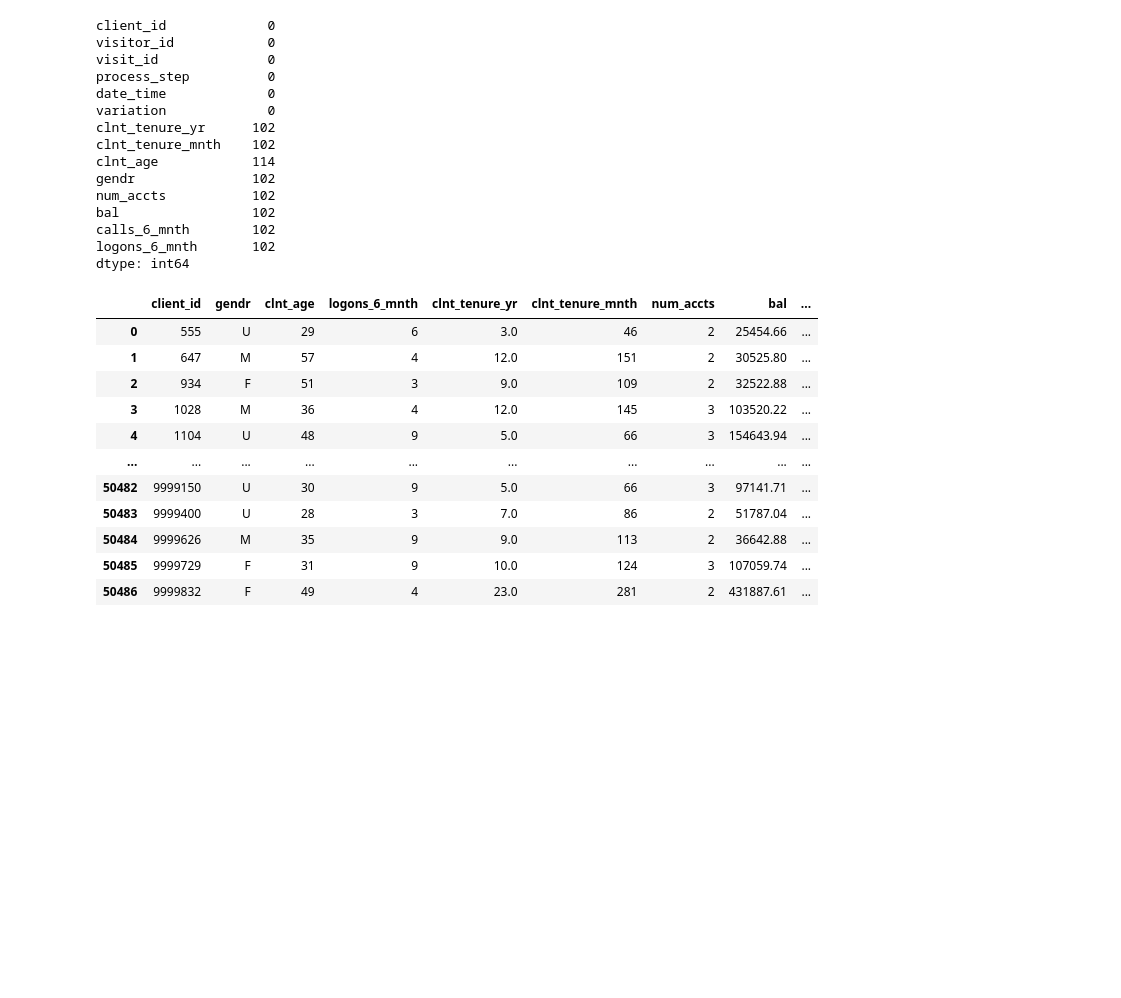
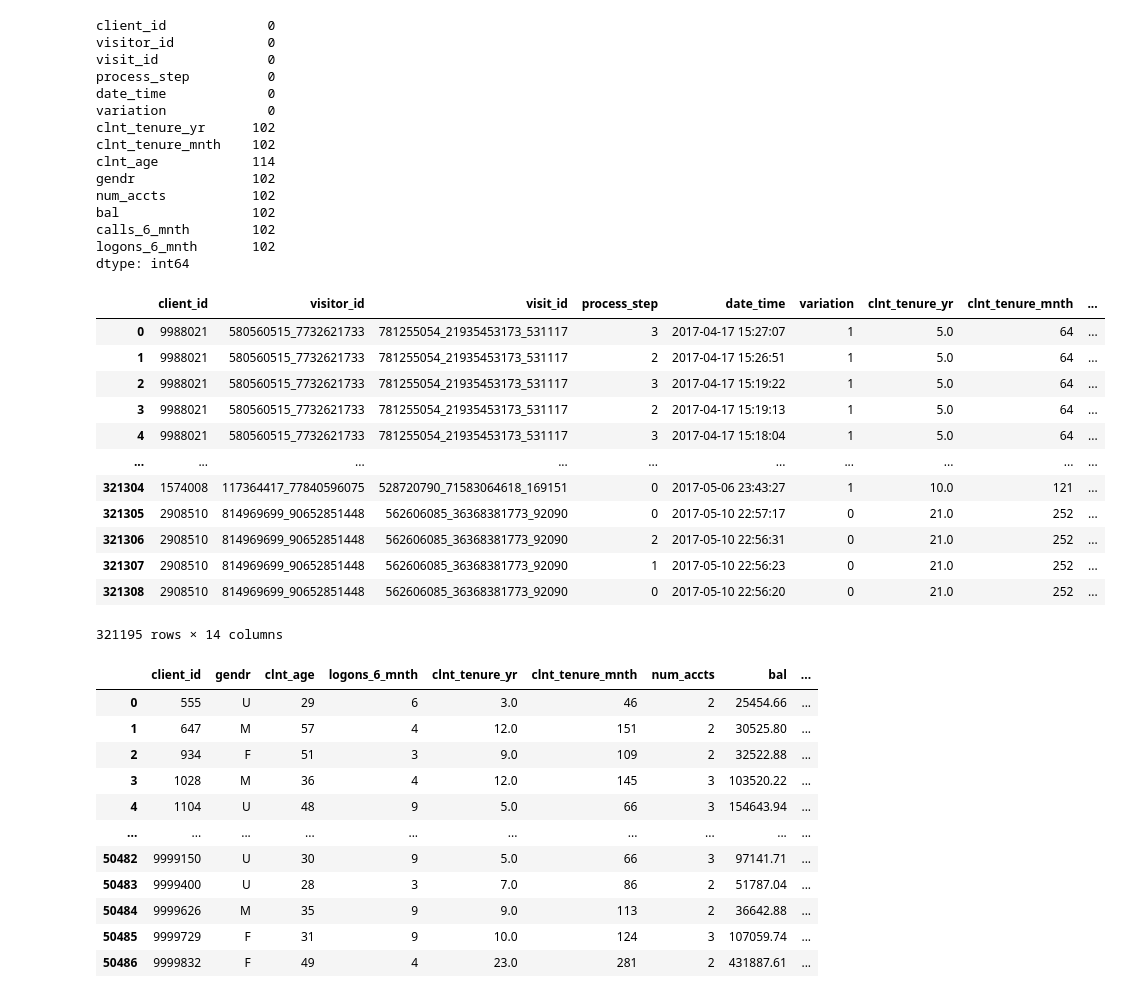
Before and after one commit to Greta-galeana/abtest_vanguard, a Jupyter notebook: main.ipynb, the cells around one changed output. Drawn from its saved outputs; the diff is of its cells as text; code cells hidden in the pictures; blank space fills up the shorter version.

```diff
--- a/main.ipynb
+++ b/main.ipynb
@@ -328,6 +328,22 @@ client_analysis_df["calls_6_mnth"] = client_analysis_df["calls_6_mnth"].astype(i
 client_analysis_df["logons_6_mnth"] = client_analysis_df["logons_6_mnth"].astype(int)
 
 #todas las conversiones que hemos hecho anteriormente a int no habían servido de mucho
+# %%
+client_analysis_df
+# %% [output]
+|  | client_id | visitor_id | visit_id | process_step | date_time | variation | clnt_tenure_yr | clnt_tenure_mnth | ... |
+| 0 | 9988021 | 580560515_7732621733 | 781255054_21935453173_531117 | 3 | 2017-04-17 15:27:07 | 1 | 5.0 | 64 | ... |
+| 1 | 9988021 | 580560515_7732621733 | 781255054_21935453173_531117 | 2 | 2017-04-17 15:26:51 | 1 | 5.0 | 64 | ... |
+| 2 | 9988021 | 580560515_7732621733 | 781255054_21935453173_531117 | 3 | 2017-04-17 15:19:22 | 1 | 5.0 | 64 | ... |
+| 3 | 9988021 | 580560515_7732621733 | 781255054_21935453173_531117 | 2 | 2017-04-17 15:19:13 | 1 | 5.0 | 64 | ... |
+| 4 | 9988021 | 580560515_7732621733 | 781255054_21935453173_531117 | 3 | 2017-04-17 15:18:04 | 1 | 5.0 | 64 | ... |
+| ... | ... | ... | ... | ... | ... | ... | ... | ... | ... |
+| 321304 | 1574008 | 117364417_77840596075 | 528720790_71583064618_169151 | 0 | 2017-05-06 23:43:27 | 1 | 10.0 | 121 | ... |
+| 321305 | 2908510 | 814969699_90652851448 | 562606085_36368381773_92090 | 0 | 2017-05-10 22:57:17 | 0 | 21.0 | 252 | ... |
+| 321306 | 2908510 | 814969699_90652851448 | 562606085_36368381773_92090 | 2 | 2017-05-10 22:56:31 | 0 | 21.0 | 252 | ... |
+| 321307 | 2908510 | 814969699_90652851448 | 562606085_36368381773_92090 | 1 | 2017-05-10 22:56:23 | 0 | 21.0 | 252 | ... |
+| 321308 | 2908510 | 814969699_90652851448 | 562606085_36368381773_92090 | 0 | 2017-05-10 22:56:20 | 0 | 21.0 | 252 | ... |
+321195 rows × 14 columns
 # %%
 unique_client_analysis_df = client_analysis_df.groupby('client_id').agg({
     'gendr': 'last',  # He comprobado que no hay clientes que cambien pero por si acaso
```
Also changed, not shown: parts of 9 cells of this notebook.
